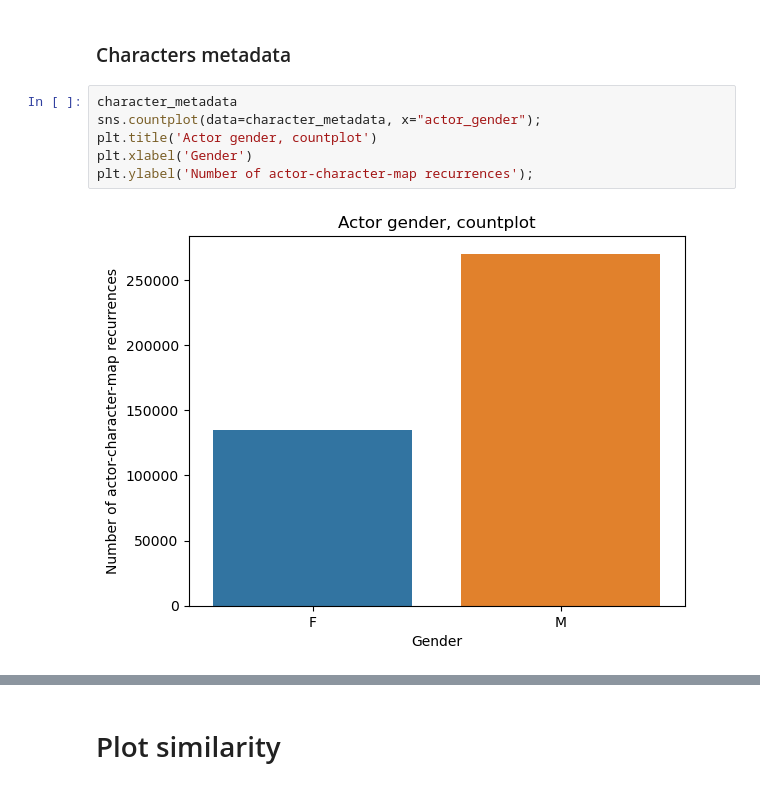
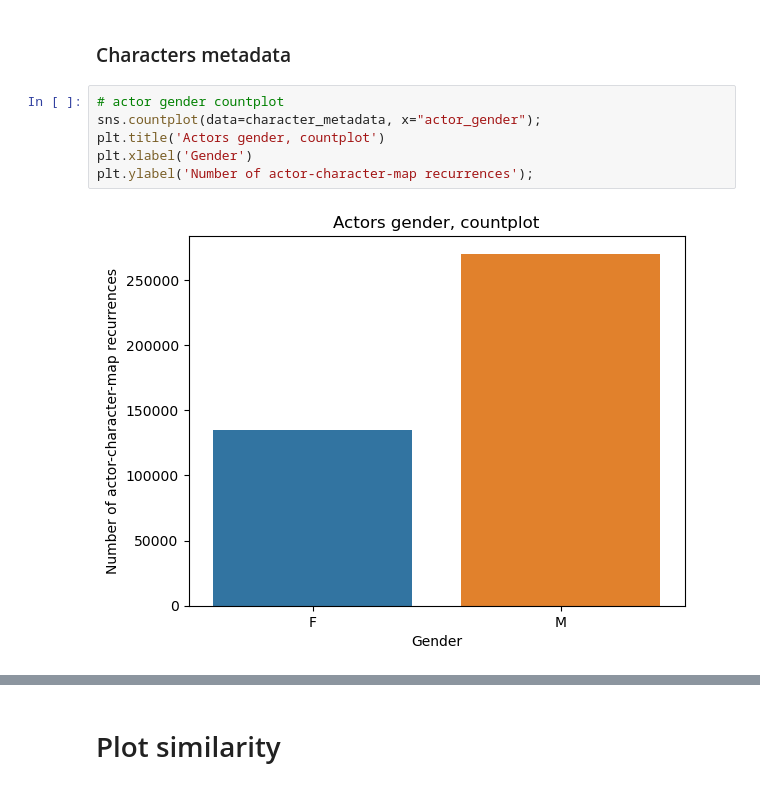
Before and after one commit to epfl-ada/ada-2023-project-msosm, a Jupyter notebook: main.ipynb, the cells around one changed output, grey strips where cells are left out. Drawn from its saved outputs; the diff is of its cells as text.

```diff
--- a/main.ipynb
+++ b/main.ipynb
@@ -371,10 +196,10 @@ plt.title('Release year, histogram');
 # %% [markdown]
 ### Characters metadata
 # %%
-character_metadata
+# actor gender countplot
 sns.countplot(data=character_metadata, x="actor_gender");
-plt.title('Actor gender, countplot')
+plt.title('Actors gender, countplot')
 plt.xlabel('Gender')
 plt.ylabel('Number of actor-character-map recurrences');
 # %% [output]
-[figure, old version]
+[figure, new version]
```
Also changed, not shown: parts of 59 cells of this notebook, 2 other files.
